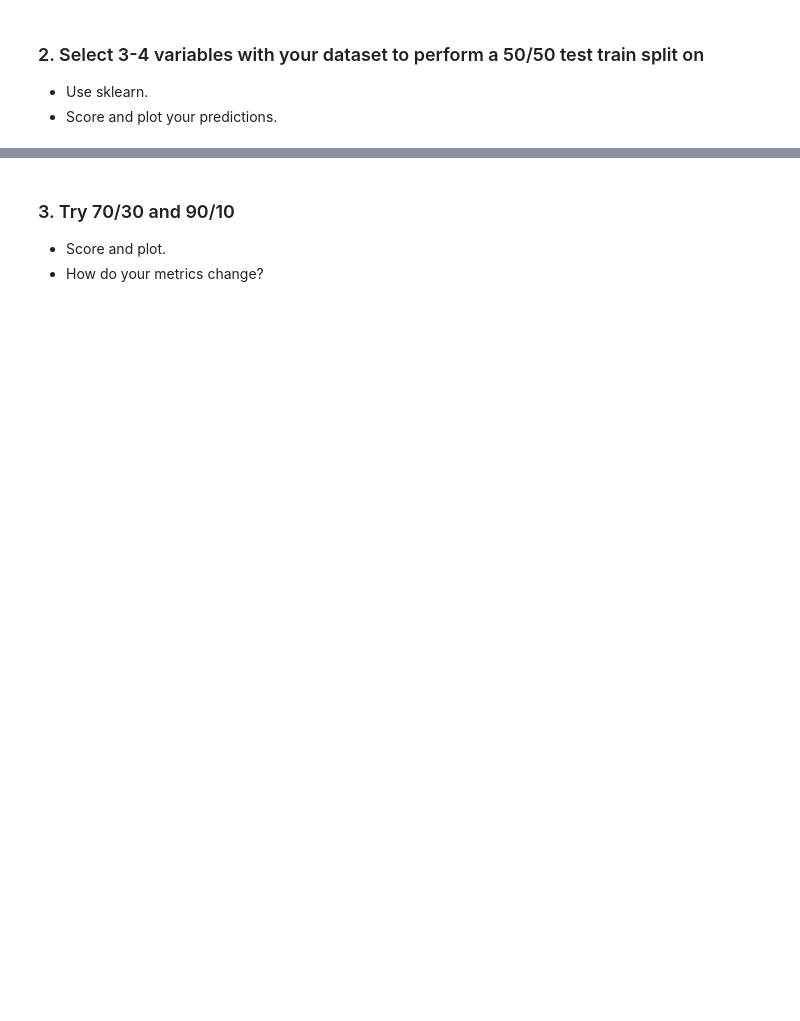
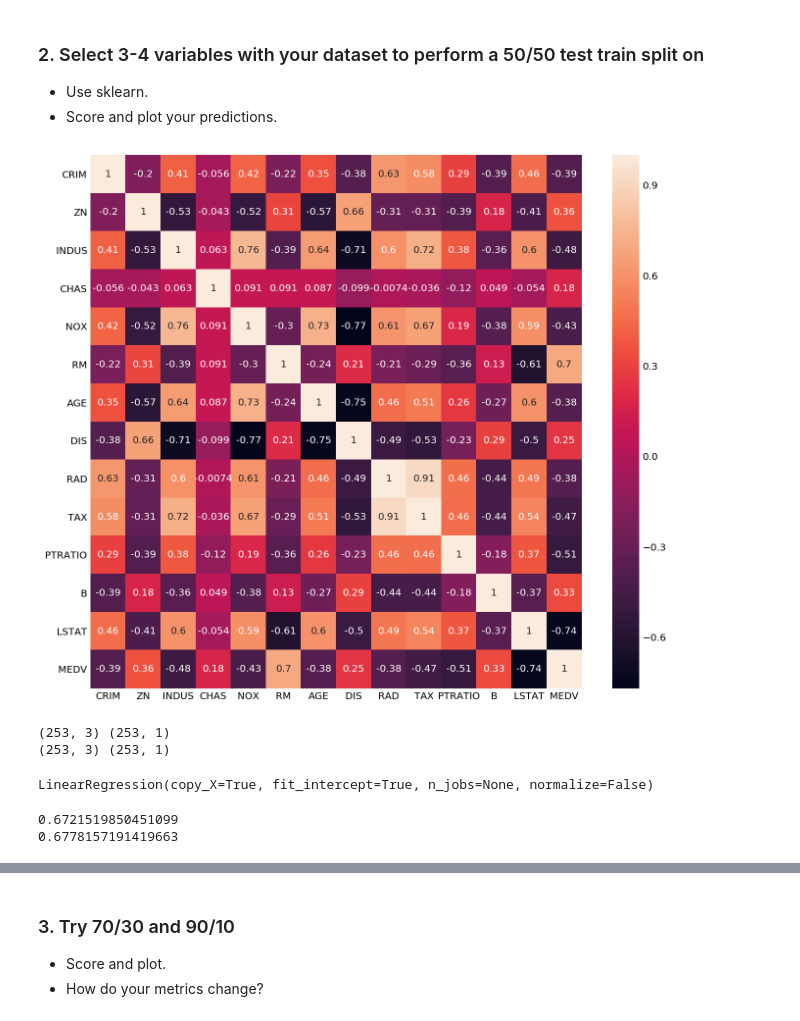
Before and after one commit to a3o1m2/DSI11-lessons, a Jupyter notebook: week03/day2_libraries_cross_validation/cross-validation-lab/train-test-cross-validation-lab.ipynb, the cells around one changed output, grey strips where cells are left out. Drawn from its saved outputs; the diff is of its cells as text; code cells hidden in the pictures; blank space fills up the shorter version.

```diff
--- a/week03/day2_libraries_cross_validation/cross-validation-lab/train-test-cross-validation-lab.ipynb
+++ b/week03/day2_libraries_cross_validation/cross-validation-lab/train-test-cross-validation-lab.ipynb
@@ -66,0 +65,7 @@ Load the Boston housing data.  Fix any problems, if applicable.
+# %%
+# A:
+df = pd.DataFrame(boston.data, columns=boston.feature_names)
+y = boston.target
+
+# Take a look at the data again
+df.head()
@@ -73,0 +84,40 @@ Load the Boston housing data.  Fix any problems, if applicable.
+# %%
+# A:
+df_with_target = df.copy()
+df_with_target['MEDV'] = y
+
+plt.figure(figsize=(10,10))
+sns.heatmap(df_with_target.corr(), annot=True);
+# %% [output]
+[figure, added]
+# %%
+# For target MEDV, I will use variables with highest abs(correlation): RM, PTRATIO, LSTAT:
+
+# Train-test-split process fully laid out here, with all loads:
+from sklearn.model_selection import train_test_split
+X = df_with_target[['RM','PTRATIO','LSTAT']]
+y = df_with_target[['MEDV']]
+
+X_train, X_test, y_train, y_test = train_test_split(X, y, test_size=0.5, random_state=1)
+print(X_train.shape, y_train.shape)
+print(X_test.shape, y_test.shape)
+# %% [output]
+(253, 3) (253, 1)
+(253, 3) (253, 1)
+# %%
+# Create the model on the test data:
+
+from sklearn.linear_model import LinearRegression
+
+slr = LinearRegression()
+slr.fit(X_train, y_train)
+# %% [output]
+LinearRegression(copy_X=True, fit_intercept=True, n_jobs=None, normalize=False)
+# %%
+# What is the correlation of the training data vs testing data:
+print(slr.score(X_train, y_train))
+print(slr.score(X_test, y_test))
+# good stability...
+# %% [output]
+0.6721519850451099
+0.6778157191419663
```
Also changed, not shown: parts of 12 cells of this notebook, 4 other files.
